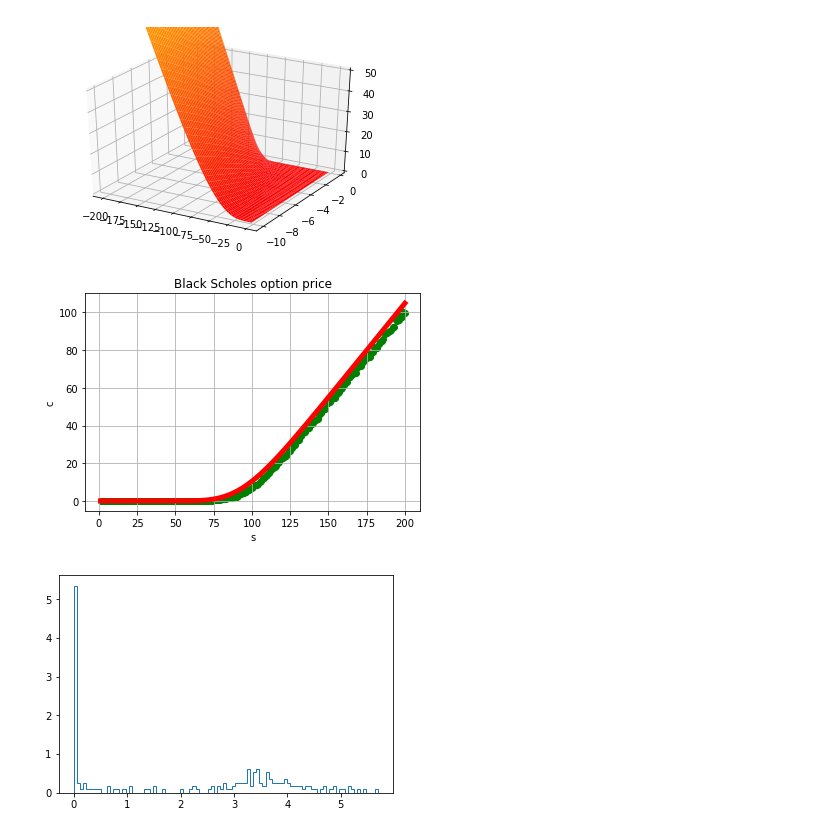
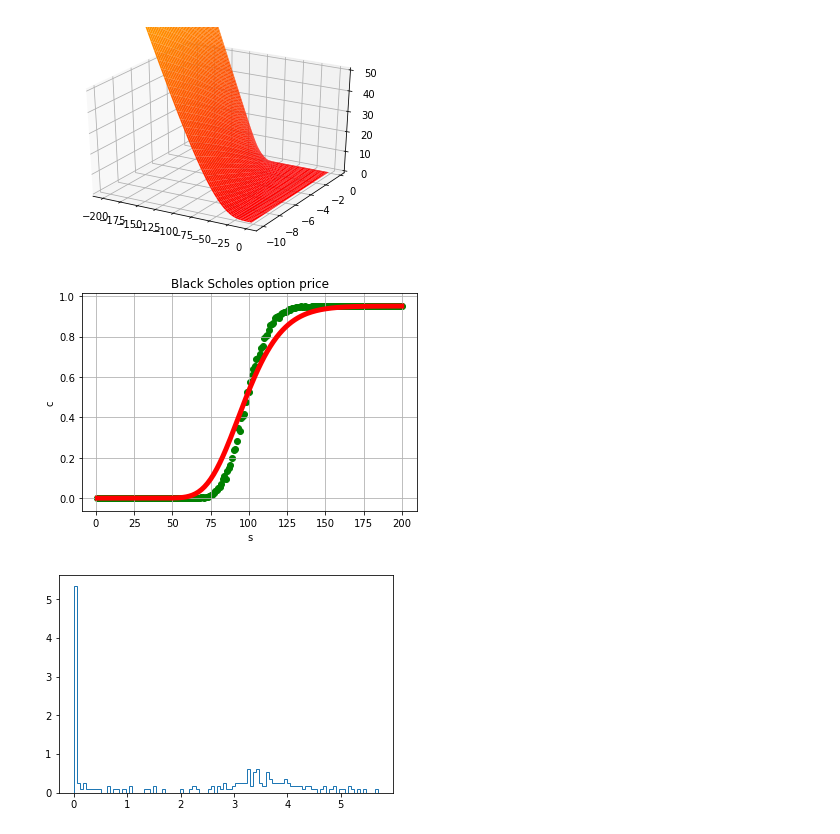
Before and after one commit to tomjonesbackup/joshi-exercises, a Jupyter notebook: joshi-monte-carlo-exercises.ipynb, the cells around one changed output. Saved outputs shown, nothing was run; the diff lists cells and outputs as text; code cells hidden in the pictures.

Commit message:
Added digital payoff

```diff
--- a/joshi-monte-carlo-exercises.ipynb
+++ b/joshi-monte-carlo-exercises.ipynb
@@ -103,7 +103,7 @@ class asian_product:
     def get_cashflow_times(self):
         return np.array([self.expiry])
     def generate_cashflows(self, spots):
-        return np.array([np.sum(self.payoff.calc(spots))/12.])
+        return np.array([self.payoff.calc(np.sum(spots)/12.)])
 
 class vanilla_product:
     def __init__(self, payoff, expiry):
@@ -122,6 +122,12 @@ class call_payoff:
     def calc(self, spots):
         return np.maximum(spots-self.k, 0.)
 
+class digital_call_payoff:
+    def __init__(self, k):
+        self.k = k
+    def calc(self, spots):
+        return 1. * (spots > self.k)
+
 #def create_random_generator(dimensions):
 #    return lambda : np.random.normal(0.0, 1.0, dimensions)
 
@@ -130,6 +136,8 @@ def bs_monte_carlo_price(product, s0, r, vol, number_of_paths):
     dfs = [zcb(r, ct) for ct in product.get_cashflow_times()]
     # pre-calculate drifts/std devs between observation times
     drift, stddevs = pre_calc_path_params(product.get_observation_times(), r, vol)
+    #print drift
+    #print stddevs
     # run simulation
     price = 0.
     for i in range(number_of_paths):
@@ -203,22 +211,22 @@ plt.show()
 [figure]
 # %%
 spots = np.arange(1., 201., 1.)
-bs_price = bs_call(spots, K, R, Vol, T)
+bs_price = bs_digital_call(spots, K, R, Vol, T)
 #mc_price = [mc_price_option(spot, R, T, Vol, K, 10000)[0] for spot in spots]
 #mc_price = [bs_monte_carlo_price(vanilla_product(call_payoff(K), T), spot, R, Vol, 1000) for spot in spots]
-mc_price = [bs_monte_carlo_price(asian_product(call_payoff(K), asian_obs_times, T), spot, R, Vol, 1000) for spot in spots]
+mc_price = [bs_monte_carlo_price(asian_product(digital_call_payoff(K), asian_obs_times, T), spot, R, Vol, 1000) for spot in spots]
 
 plt.scatter(spots, mc_price, color=['green'])
 line, = plt.plot(spots, bs_price, 'r-')
 plt.setp(line, color='r', linewidth=5.0)
 
 plt.xlabel('s')
 plt.ylabel('c')
 plt.title('Black Scholes option price')
 plt.grid(True)
 plt.show()
 # %% [output]
-[figure, old version]
+[figure, new version]
 # %%
 # BS vs MC price error as a histogram
 
```
Also changed, not shown: parts of 2 cells of this notebook.
